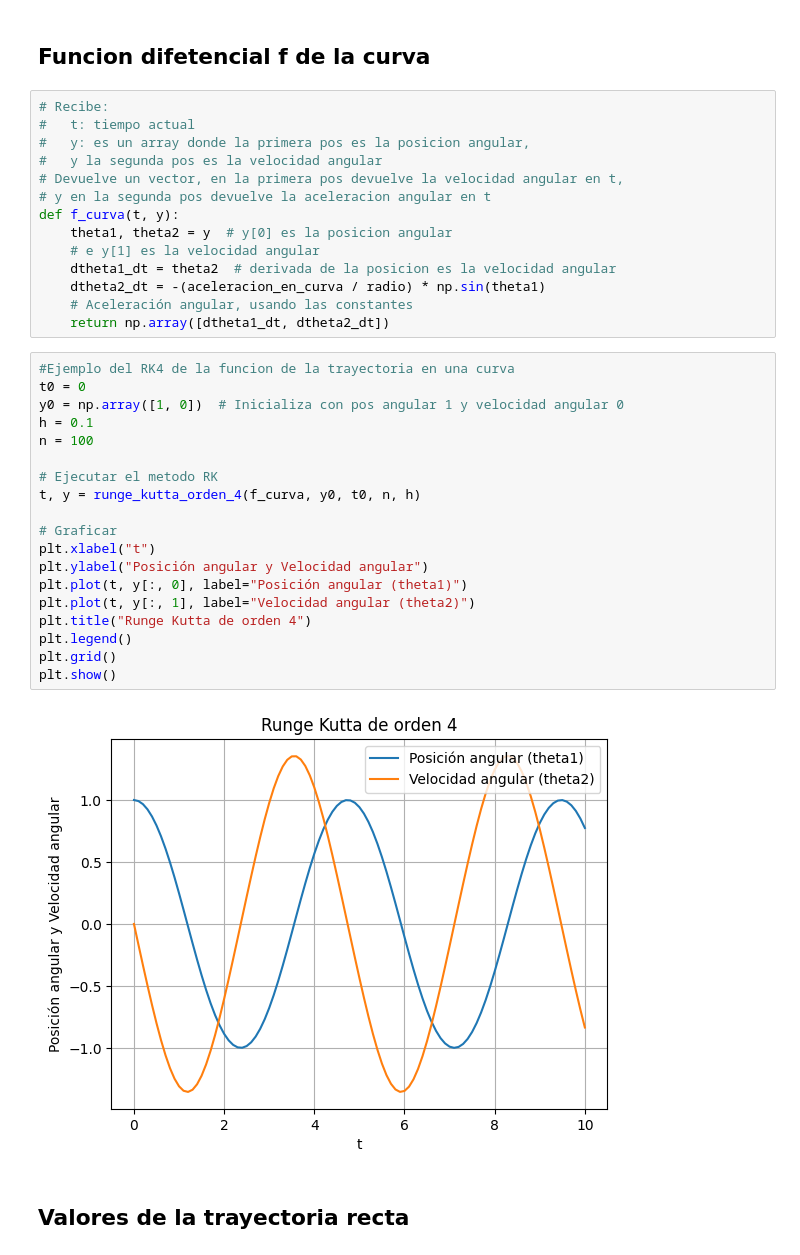
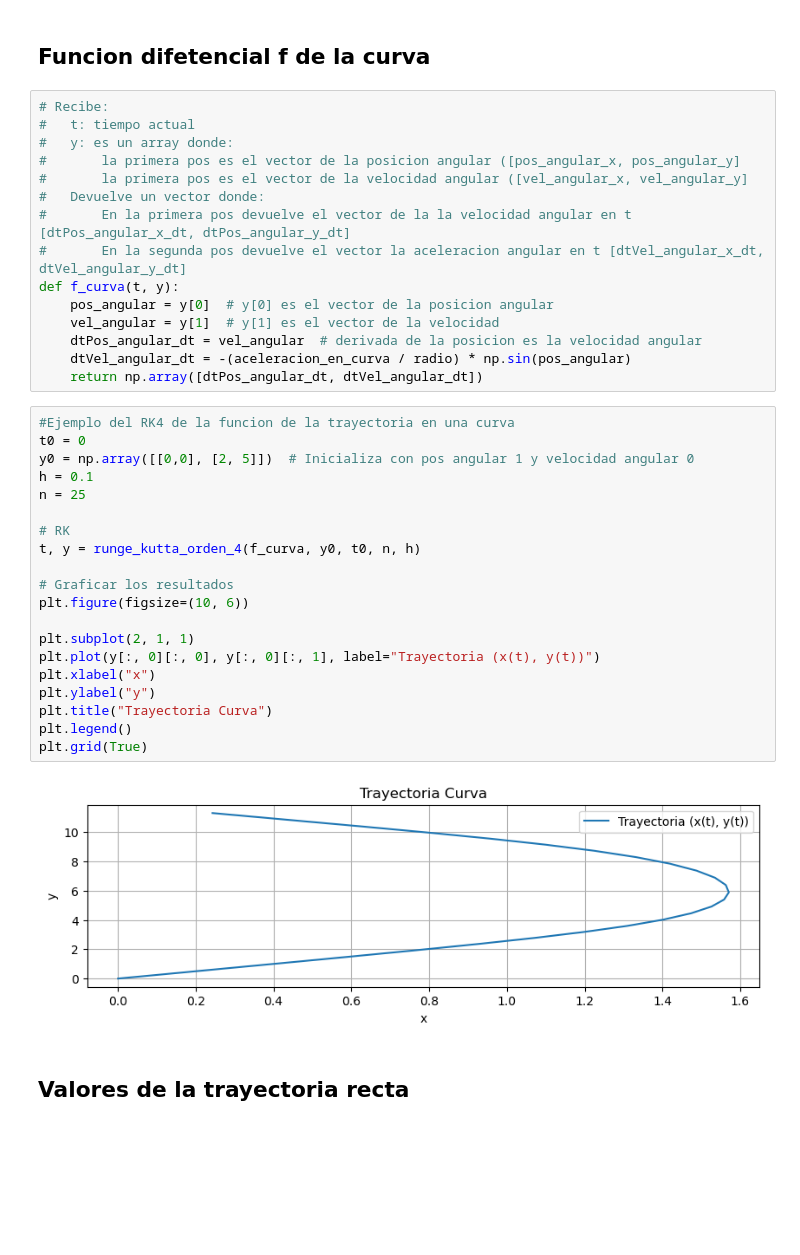
Before and after one commit to ricardolcvuba/tp_modelacion_grupo09, a Jupyter notebook: tp_modelacion.ipynb, the cells around one changed output. Saved outputs shown, nothing was run; the diff lists cells and outputs as text; blank space fills up the shorter version.

```diff
--- a/tp_modelacion.ipynb
+++ b/tp_modelacion.ipynb
@@ -67,38 +69,40 @@ radio = 5
 # %%
 # Recibe:
 #   t: tiempo actual
-#   y: es un array donde la primera pos es la posicion angular,
-#   y la segunda pos es la velocidad angular
-# Devuelve un vector, en la primera pos devuelve la velocidad angular en t,
-# y en la segunda pos devuelve la aceleracion angular en t
+#   y: es un array donde:
+#       la primera pos es el vector de la posicion angular ([pos_angular_x, pos_angular_y]
+#       la primera pos es el vector de la velocidad angular ([vel_angular_x, vel_angular_y]
+#   Devuelve un vector donde:
+#       En la primera pos devuelve el vector de la la velocidad angular en t [dtPos_angular_x_dt, dtPos_angular_y_dt]
+#       En la segunda pos devuelve el vector la aceleracion angular en t [dtVel_angular_x_dt, dtVel_angular_y_dt]
 def f_curva(t, y):
-    theta1, theta2 = y  # y[0] es la posicion angular
-    # e y[1] es la velocidad angular
-    dtheta1_dt = theta2  # derivada de la posicion es la velocidad angular
-    dtheta2_dt = -(aceleracion_en_curva / radio) * np.sin(theta1)
-    # Aceleración angular, usando las constantes
-    return np.array([dtheta1_dt, dtheta2_dt])
+    pos_angular = y[0]  # y[0] es el vector de la posicion angular
+    vel_angular = y[1]  # y[1] es el vector de la velocidad
+    dtPos_angular_dt = vel_angular  # derivada de la posicion es la velocidad angular
+    dtVel_angular_dt = -(aceleracion_en_curva / radio) * np.sin(pos_angular)
+    return np.array([dtPos_angular_dt, dtVel_angular_dt])
 # %%
 #Ejemplo del RK4 de la funcion de la trayectoria en una curva
 t0 = 0
-y0 = np.array([1, 0])  # Inicializa con pos angular 1 y velocidad angular 0
+y0 = np.array([[0,0], [2, 5]])  # Inicializa con pos angular 1 y velocidad angular 0
 h = 0.1
-n = 100
+n = 25
 
-# Ejecutar el metodo RK
+# RK
 t, y = runge_kutta_orden_4(f_curva, y0, t0, n, h)
 
-# Graficar
-plt.xlabel("t")
-plt.ylabel("Posición angular y Velocidad angular")
-plt.plot(t, y[:, 0], label="Posición angular (theta1)")
-plt.plot(t, y[:, 1], label="Velocidad angular (theta2)")
-plt.title("Runge Kutta de orden 4")
+# Graficar los resultados
+plt.figure(figsize=(10, 6))
+
+plt.subplot(2, 1, 1)
+plt.plot(y[:, 0][:, 0], y[:, 0][:, 1], label="Trayectoria (x(t), y(t))")
+plt.xlabel("x")
+plt.ylabel("y")
+plt.title("Trayectoria Curva")
 plt.legend()
-plt.grid()
-plt.show()
+plt.grid(True)
 # %% [output]
-[figure, old version]
+[figure, new version]
 # %% [markdown]
 ## Valores de la trayectoria recta
 # %%
```
Also changed, not shown: parts of 12 cells of this notebook.
